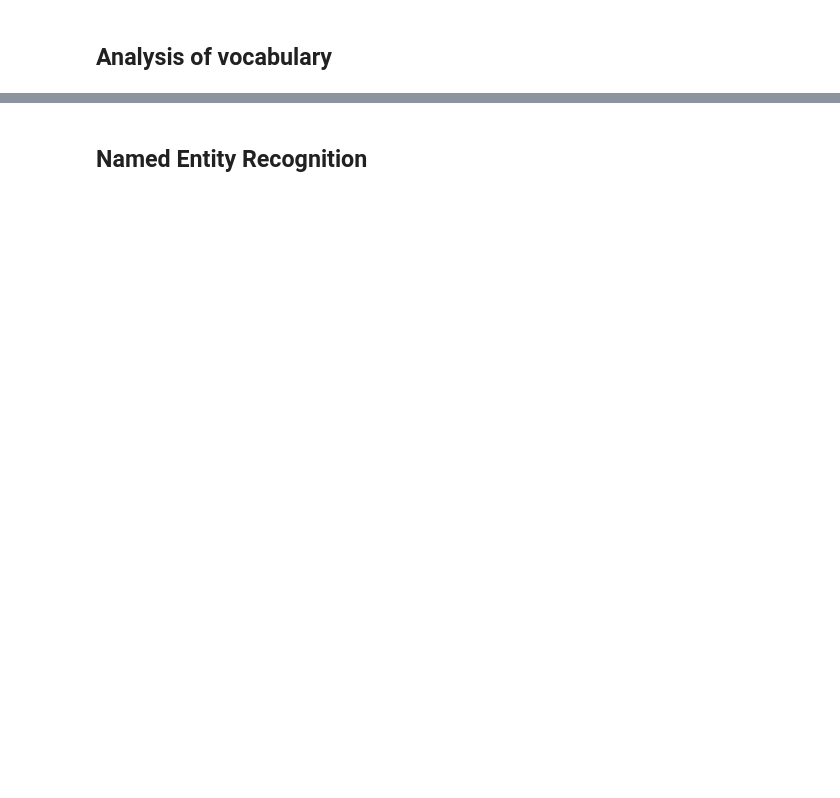
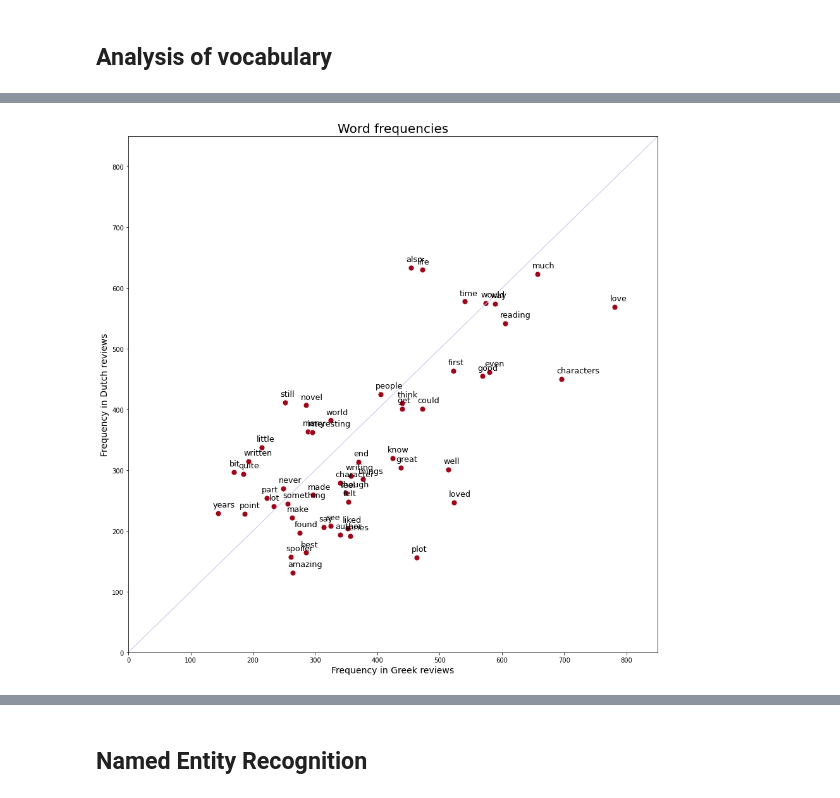
Before and after one commit to peterverhaar/goodreads_readingculture, a Jupyter notebook: Textual analysis of reviews.ipynb, the cells around one changed output, grey strips where cells are left out. Saved outputs shown, nothing was run; the diff lists cells and outputs as text; code cells hidden in the pictures; blank space fills up the shorter version.

```diff
--- a/Textual analysis of reviews.ipynb
+++ b/Textual analysis of reviews.ipynb
@@ -161,3 +209,15 @@ greek_freq = Counter(words)
+# %%
+reviews = open(join(corpus_dir,'dutch_max_tokens.txt'),encoding='utf-8')
+full_text = reviews.read()
+words = word_tokenize(full_text.lower())
+words = [word for word in words if word not in stopword_list]
+dutch_freq = Counter(words)
+
+reviews = open(join(corpus_dir,'greek_max_tokens.txt'),encoding='utf-8')
+full_text = reviews.read()
+words = word_tokenize(full_text.lower())
+words = [word for word in words if word not in stopword_list]
+greek_freq = Counter(words)
 # %%
 for word,count in dutch_freq.most_common(30):
     print(word,count)
@@ -203,3 +279,36 @@ felt 240
+# %%
+x_axis = []
+y_axis = []
+labels = []
+
+for term in common_words:
+    if greek_freq.get(term,0)<850 and dutch_freq.get(term,0)<850:
+        x_axis.append(greek_freq.get(term,0))
+        y_axis.append(dutch_freq.get(term,0))
+        labels.append(term)
+# %%
+fig = plt.figure( figsize = ( 15,15))
+
+ax = sns.scatterplot( x = x_axis , y = y_axis , color = '#a0061a' , s = 80 )
+
+ax.set_title('Word frequencies' , size = 20)
+ax.set_xlabel('Frequency in Greek reviews' , size = 14)
+ax.set_ylabel('Frequency in Dutch reviews' , size = 14 )
+
+ax.set_xlim(0, 850)
+ax.set_ylim(0, 850)
+
+
+for i,label in enumerate(labels):
+    plt.text( x_axis[i]-8,y_axis[i]+10,label,
+             fontsize=12.8 )
+
+# Draw a line of x=y
+plt.plot([850,0], [850, 0], linewidth=1, color = '#ccc0ed')
+
+plt.show()
+# %% [output]
+[figure, added]
 # %%
 count = 0
 for word,count in dutch_freq.most_common():
```
Also changed, not shown: parts of 39 cells of this notebook.
